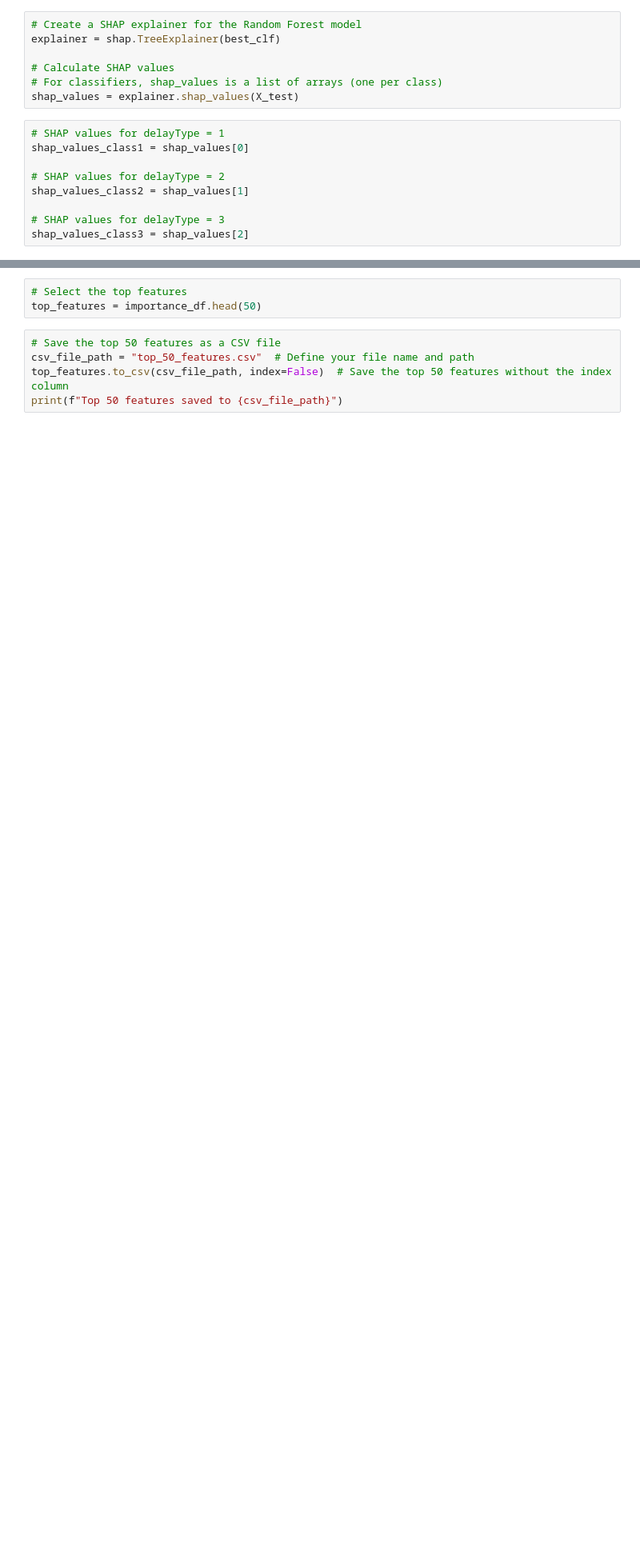
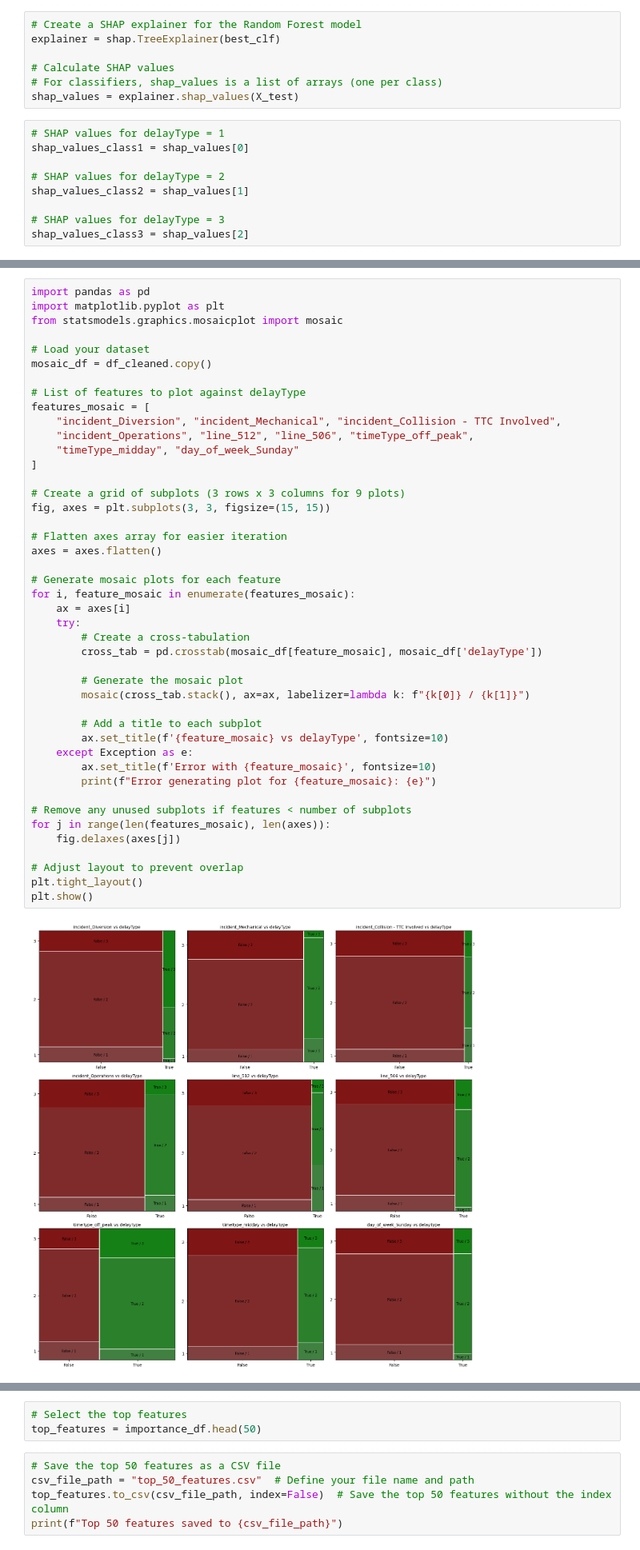
Before and after one commit to lee-data/TTC-streetcar-delay, a Jupyter notebook: src/New working file - Ly - 26 Nov.ipynb, the cells around one changed output, grey strips where cells are left out. Shown at 80% size. Cells and saved outputs as stored; diff of their text form; blank space fills up the shorter version.

```diff
--- a/src/New working file - Ly - 26 Nov.ipynb
+++ b/src/New working file - Ly - 26 Nov.ipynb
@@ -723,0 +1061,46 @@ findfont: Font family ['cmex10'] not found. Falling back to DejaVu Sans.
+# %%
+import pandas as pd
+import matplotlib.pyplot as plt
+from statsmodels.graphics.mosaicplot import mosaic
+
+# Load your dataset
+mosaic_df = df_cleaned.copy()
+
+# List of features to plot against delayType
+features_mosaic = [
+    "incident_Diversion", "incident_Mechanical", "incident_Collision - TTC Involved",
+    "incident_Operations", "line_512", "line_506", "timeType_off_peak",
+    "timeType_midday", "day_of_week_Sunday"
+]
+
+# Create a grid of subplots (3 rows x 3 columns for 9 plots)
+fig, axes = plt.subplots(3, 3, figsize=(15, 15))
+
+# Flatten axes array for easier iteration
+axes = axes.flatten()
+
+# Generate mosaic plots for each feature
+for i, feature_mosaic in enumerate(features_mosaic):
+    ax = axes[i]
+    try:
+        # Create a cross-tabulation
+        cross_tab = pd.crosstab(mosaic_df[feature_mosaic], mosaic_df['delayType'])
+
+        # Generate the mosaic plot
+        mosaic(cross_tab.stack(), ax=ax, labelizer=lambda k: f"{k[0]} / {k[1]}")
+
+        # Add a title to each subplot
+        ax.set_title(f'{feature_mosaic} vs delayType', fontsize=10)
+    except Exception as e:
+        ax.set_title(f'Error with {feature_mosaic}', fontsize=10)
+        print(f"Error generating plot for {feature_mosaic}: {e}")
+
+# Remove any unused subplots if features < number of subplots
+for j in range(len(features_mosaic), len(axes)):
+    fig.delaxes(axes[j])
+
+# Adjust layout to prevent overlap
+plt.tight_layout()
+plt.show()
+# %% [output]
+[figure, added]
```
Also changed, not shown: parts of 83 cells of this notebook, 11 other files.
